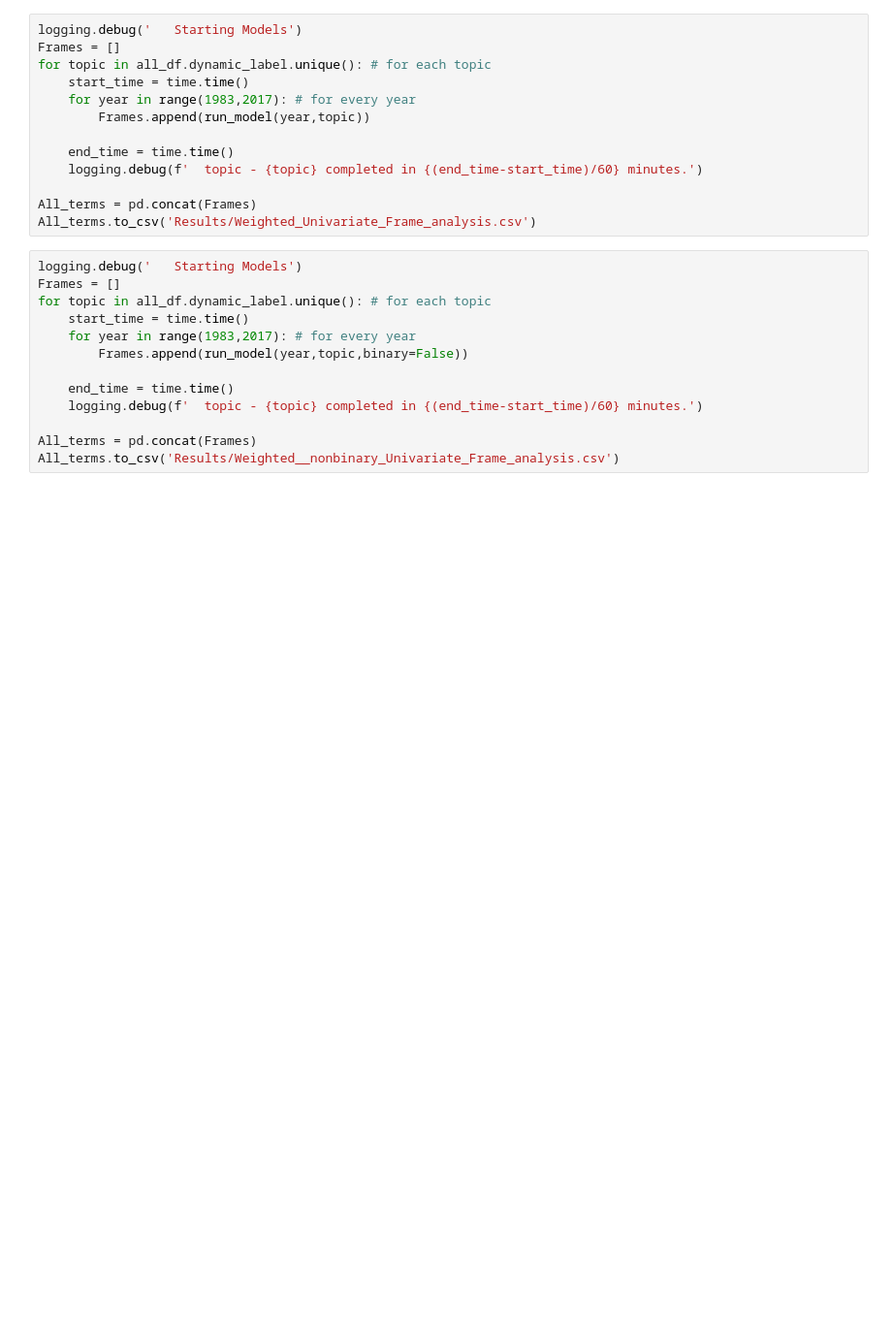
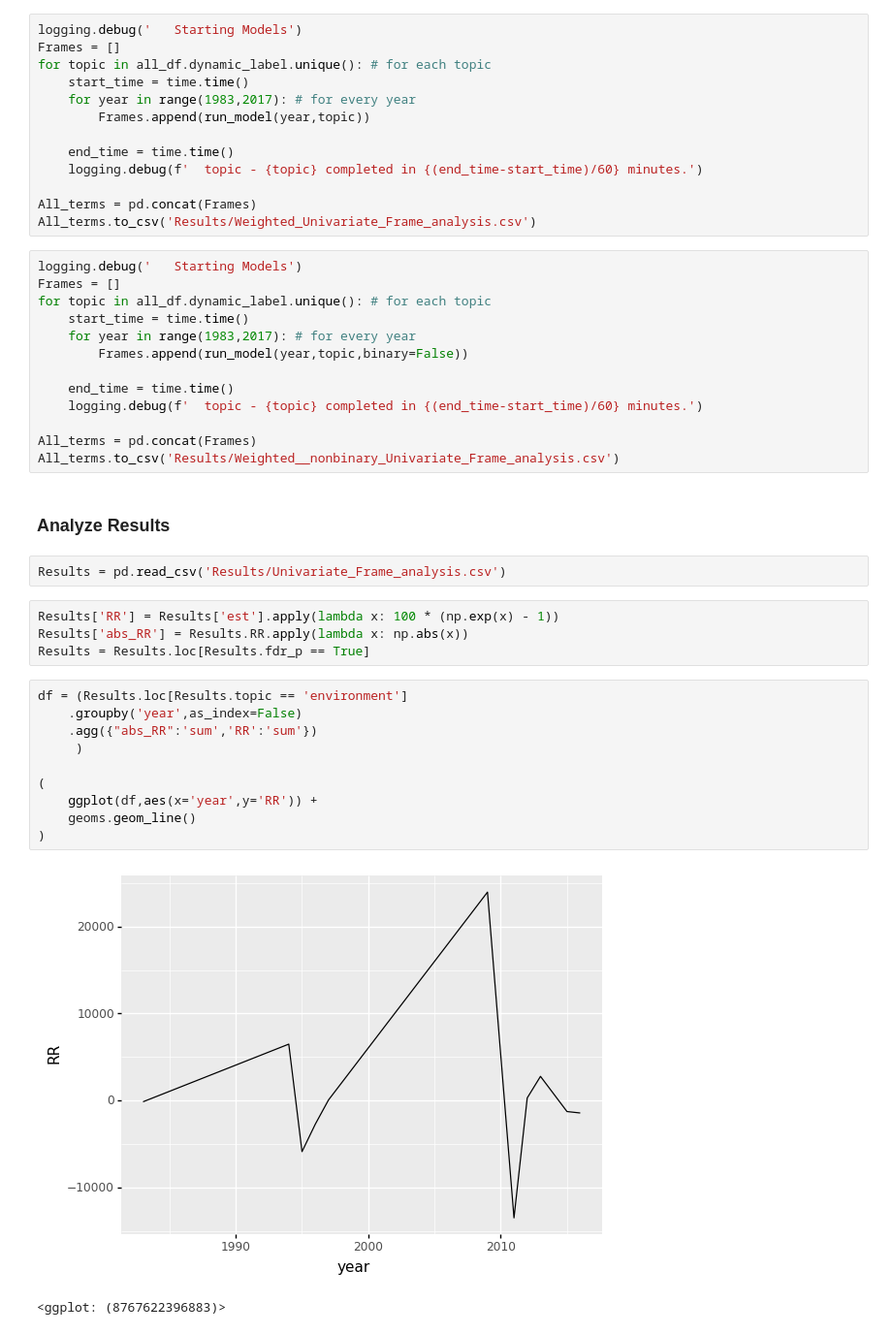
Before and after one commit to JM-Pearl/Dissertation, a Jupyter notebook: Frame Polarization.ipynb, the cells around one changed output. Shown at 97% size. Cells and saved outputs as stored; diff of their text form; blank space fills up the shorter version.

Commit message:
frame analysis progress

```diff
--- a/Frame Polarization.ipynb
+++ b/Frame Polarization.ipynb
@@ -165,3 +165,24 @@ for topic in all_df.dynamic_label.unique(): # for each topic
 
 All_terms = pd.concat(Frames)
 All_terms.to_csv('Results/Weighted__nonbinary_Univariate_Frame_analysis.csv')
+# %% [markdown]
+### Analyze Results
+# %%
+Results = pd.read_csv('Results/Univariate_Frame_analysis.csv')
+# %%
+Results['RR'] = Results['est'].apply(lambda x: 100 * (np.exp(x) - 1))
+Results['abs_RR'] = Results.RR.apply(lambda x: np.abs(x))
+Results = Results.loc[Results.fdr_p == True]
+# %%
+df = (Results.loc[Results.topic == 'environment']
+    .groupby('year',as_index=False)
+    .agg({"abs_RR":'sum','RR':'sum'})
+     )
+
+(
+    ggplot(df,aes(x='year',y='RR')) +
+    geoms.geom_line()
+)
+# %% [output]
+[figure, added]
+<ggplot: (8767622396883)>
```
Also changed, not shown: parts of 2 cells of this notebook, 2 other files.
